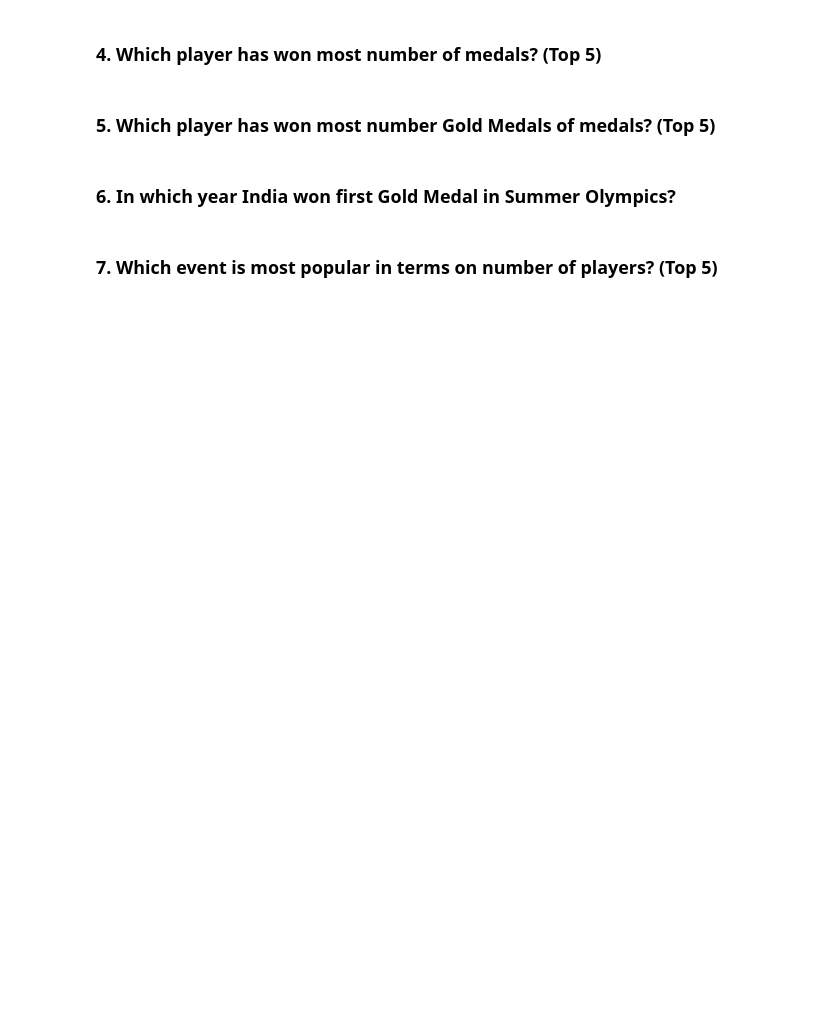
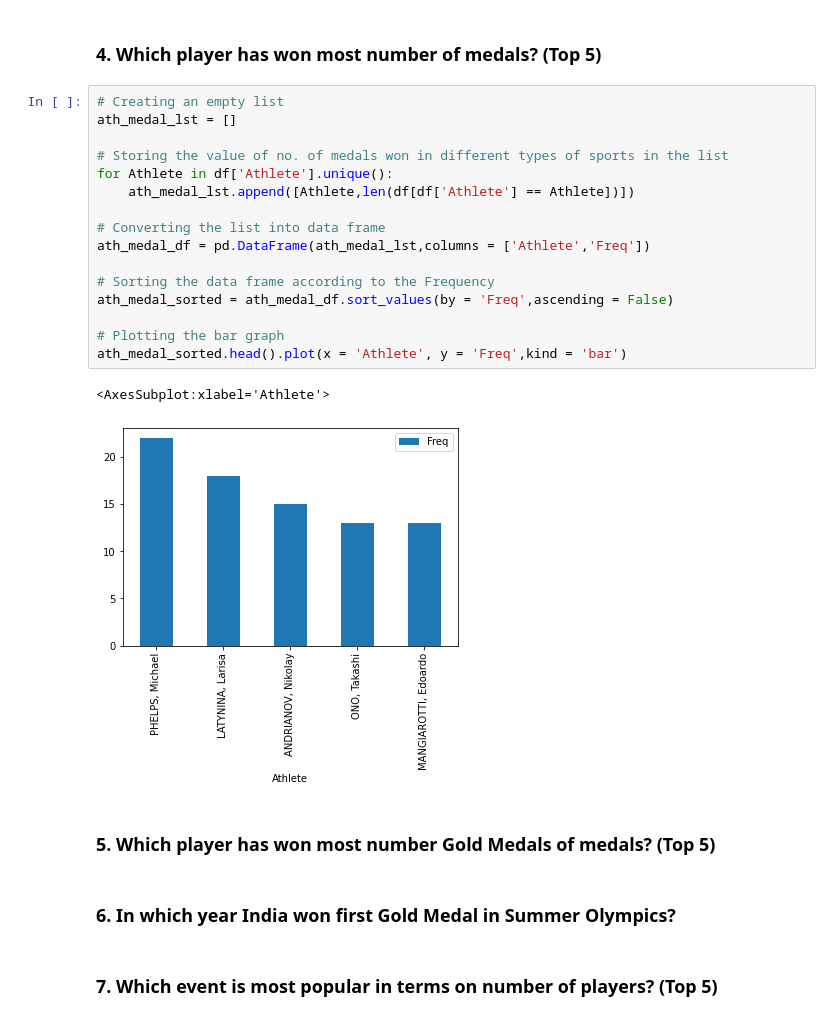
Before and after one commit to manuvarghese0603/Summer-Olympics, a Jupyter notebook: Summer.ipynb, the cells around one changed output. Saved outputs shown, nothing was run; the diff lists cells and outputs as text; blank space fills up the shorter version.

```diff
--- a/Summer.ipynb
+++ b/Summer.ipynb
@@ -58,5 +107,24 @@ len(df['City'].unique())
 # %% [markdown]
 ### 4. Which player has won most number of medals? (Top 5)
+# %%
+# Creating an empty list
+ath_medal_lst = []
+
+# Storing the value of no. of medals won in different types of sports in the list
+for Athlete in df['Athlete'].unique():
+    ath_medal_lst.append([Athlete,len(df[df['Athlete'] == Athlete])])
+
+# Converting the list into data frame
+ath_medal_df = pd.DataFrame(ath_medal_lst,columns = ['Athlete','Freq'])
+
+# Sorting the data frame according to the Frequency
+ath_medal_sorted = ath_medal_df.sort_values(by = 'Freq',ascending = False)
+
+# Plotting the bar graph
+ath_medal_sorted.head().plot(x = 'Athlete', y = 'Freq',kind = 'bar')
+# %% [output]
+<AxesSubplot:xlabel='Athlete'>
+[figure, added]
 # %% [markdown]
 ### 5. Which player has won most number Gold Medals of medals? (Top 5)
 # %% [markdown]
```
Also changed, not shown: parts of 9 cells of this notebook.
